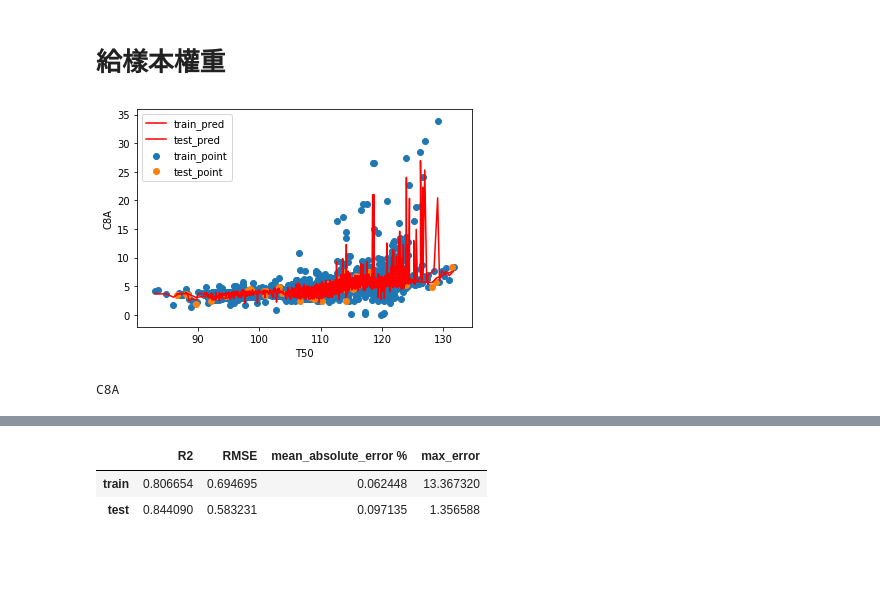
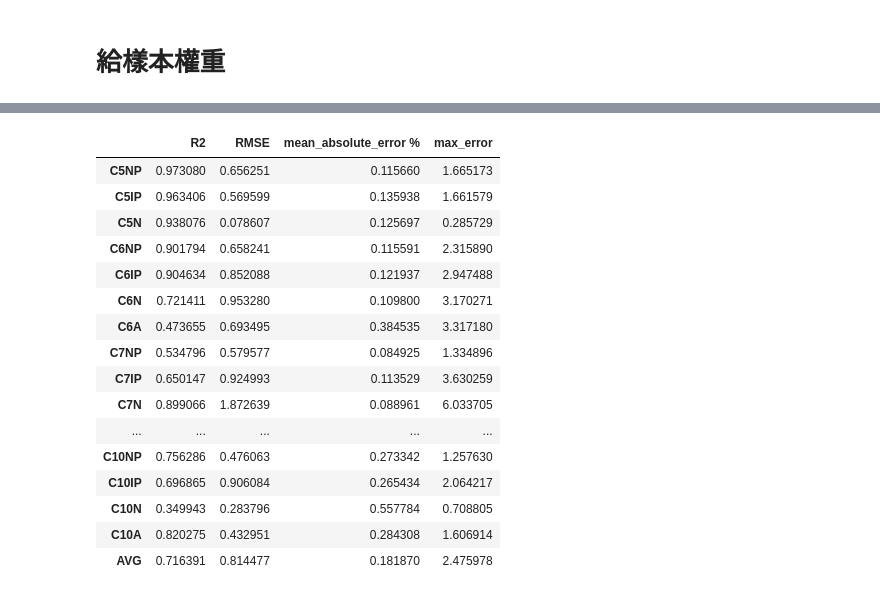
Before and after one commit to skywalker0803r/works, a Jupyter notebook: 計算樣本權重.ipynb, the cells around one changed output, grey strips where cells are left out. Drawn from its saved outputs; the diff is of its cells as text; code cells hidden in the pictures; blank space fills up the shorter version.

```diff
--- a/計算樣本權重.ipynb
+++ b/計算樣本權重.ipynb
@@ -92,0 +130,8 @@ features = ['T10','T50','T90','N+A']
+# %%
+from sklearn.svm import OneClassSVM
+ocsvm = OneClassSVM(nu=0.01).fit(test[['iso1','iso2']+[y_name]])
+train['sample_weight'] = ocsvm.predict(train[['iso1','iso2']+[y_name]])
+p = train['sample_weight'].value_counts()[1]/train['sample_weight'].value_counts()[-1]
+train['sample_weight'] = train['sample_weight'].replace(-1,p)
+print(train['sample_weight'].value_counts())
+sns.distplot(train['sample_weight'])
@@ -108,10 +157,9 @@ sns.distplot(train['sample_weight'])
 # %%
 train['like'] = False
-train.loc[train['sample_weight']>train['sample_weight'].quantile(0.5),'like'] = True
+train.loc[train['sample_weight']>0.5,'like'] = True
 like_point = train.loc[train.like==True]
-for x_col in features:
-  plt.scatter(like_point[x_col],like_point[y_name],label='like',alpha=0.5)
-  plt.scatter(test['T10'],test[y_name],label='test',alpha=0.5)
-  plt.legend()
-  plt.show()
+plt.scatter(like_point['iso1'],like_point['iso2'],label='like',alpha=0.5)
+plt.scatter(test['iso1'],test['iso2'],label='test',alpha=0.5)
+plt.legend()
+plt.show()
 # %% [output]
@@ -177,21 +250,21 @@ C8A
 # %% [markdown]
 # 給樣本權重
 # %%
-model = CatBoostRegressor(n_estimators=1000,verbose=False)
-model.fit(X_train,y_train,
-          sample_weight=train['sample_weight'].values,
-          eval_set = (X_test,y_test))
+X_train = train[features]
+X_test = test[features]
 
-train['y_pred'] = model.predict(X_train)
-test['y_pred'] = model.predict(X_test)
+res = pd.DataFrame()
+for y_name in tqdm(y_columns):
+  y_train = train[y_name]
+  y_test = test[y_name]
+  model = CatBoostRegressor(n_estimators=500,verbose=False)
+  model.fit(X_train,y_train,
+            sample_weight=train['sample_weight'].values,
+            eval_set = (X_train.sample(50,random_state=42),y_train.sample(50,random_state=42)))
+  train['y_pred'] = model.predict(X_train)
+  test['y_pred'] = model.predict(X_test)
 
-pred_plot(train,by_col,'train')
-pred_plot(test,by_col,'test')
-plt.show()
-
-print(y_name)
-metric(train[y_name],train['y_pred'],'train').append(
-metric(test[y_name],test['y_pred'],'test'))
+  res = res.append(metric(test[y_name],test['y_pred'],y_name))
+res.loc['AVG'] =res.mean()
+res
 # %% [output]
-[figure, removed]
-C8A
@@ -198,3 +272,17 @@ C8A
 |  | R2 | RMSE | mean_absolute_error % | max_error |
-| train | 0.806654 | 0.694695 | 0.062448 | 13.367320 |
-| test | 0.844090 | 0.583231 | 0.097135 | 1.356588 |
+| C5NP | 0.973080 | 0.656251 | 0.115660 | 1.665173 |
+| C5IP | 0.963406 | 0.569599 | 0.135938 | 1.661579 |
+| C5N | 0.938076 | 0.078607 | 0.125697 | 0.285729 |
+| C6NP | 0.901794 | 0.658241 | 0.115591 | 2.315890 |
+| C6IP | 0.904634 | 0.852088 | 0.121937 | 2.947488 |
+| C6N | 0.721411 | 0.953280 | 0.109800 | 3.170271 |
+| C6A | 0.473655 | 0.693495 | 0.384535 | 3.317180 |
+| C7NP | 0.534796 | 0.579577 | 0.084925 | 1.334896 |
+| C7IP | 0.650147 | 0.924993 | 0.113529 | 3.630259 |
+| C7N | 0.899066 | 1.872639 | 0.088961 | 6.033705 |
+| ... | ... | ... | ... | ... |
+| C10NP | 0.756286 | 0.476063 | 0.273342 | 1.257630 |
+| C10IP | 0.696865 | 0.906084 | 0.265434 | 2.064217 |
+| C10N | 0.349943 | 0.283796 | 0.557784 | 0.708805 |
+| C10A | 0.820275 | 0.432951 | 0.284308 | 1.606914 |
+| AVG | 0.716391 | 0.814477 | 0.181870 | 2.475978 |
```
Also changed, not shown: parts of 24 cells of this notebook.
